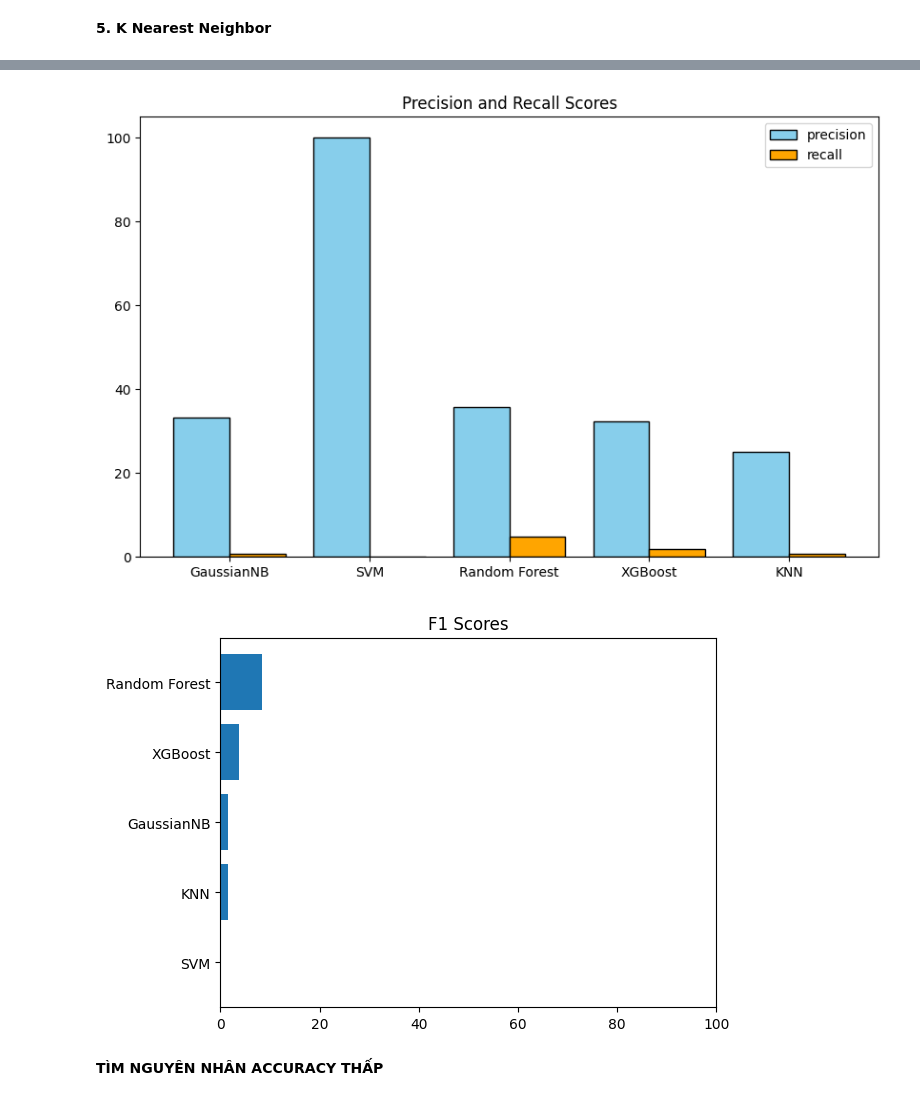
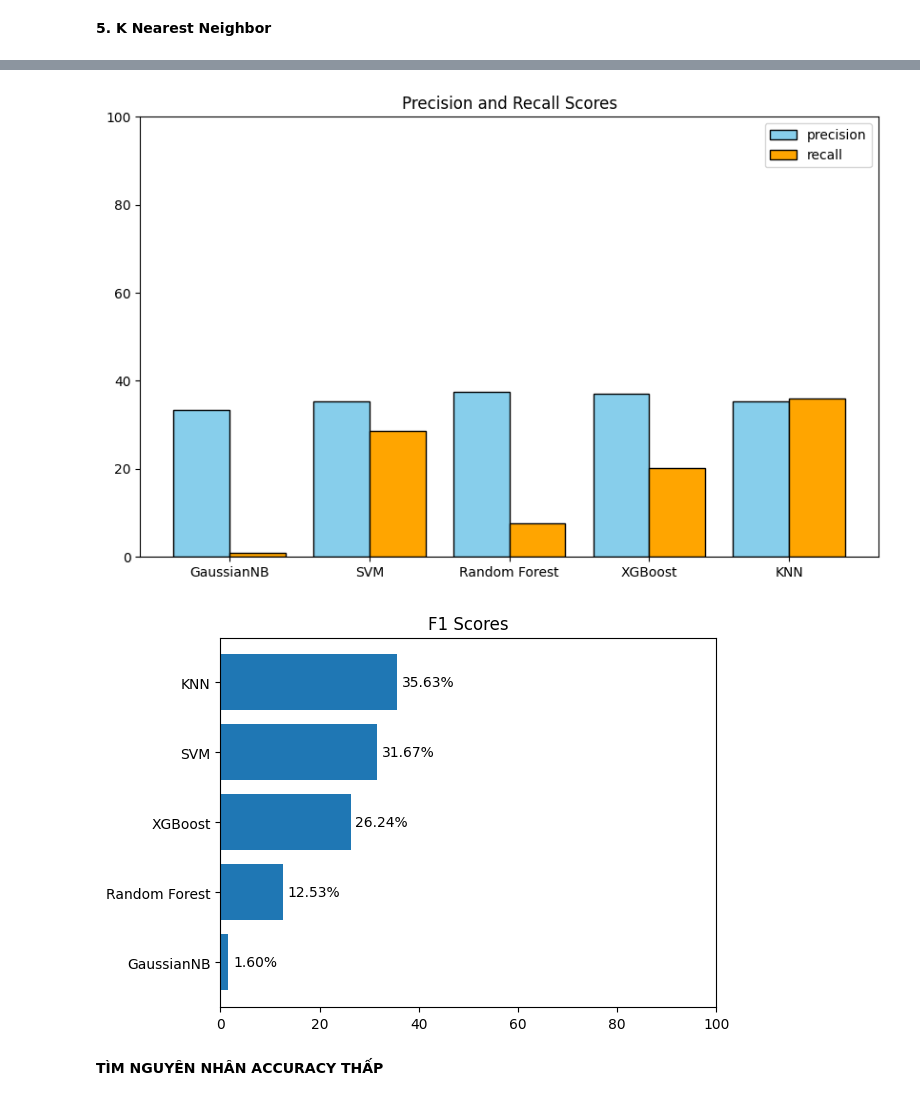
Before and after one commit to thangtrandoan/DataProcessing-Project, a Jupyter notebook: test.ipynb, the cells around one changed output, grey strips where cells are left out. Cells and saved outputs as stored; diff of their text form; code cells hidden in the pictures.

```diff
--- a/test.ipynb
+++ b/test.ipynb
@@ -1214,7 +1228,7 @@ The f1 score of Support Vector Machine model is :  0.0 %
 # %% [markdown]
 **3. Random Forest**
 # %%
-rf = RandomForestClassifier(n_estimators=100,
+rf = RandomForestClassifier(n_estimators=50,
                             random_state=43,
                             max_features=0.5)
 rf.fit(x_train, y_train)
@@ -1240,12 +1267,12 @@ The f1 score of Random Forest model is :  8.38150289017341 %
 # %% [markdown]
 **4. XGBoost**
 # %%
-xgb_model = xgb.XGBClassifier(n_estimators=100,
-    learning_rate=0.1,
-    max_depth=3,
-    subsample=0.8,
-    colsample_bytree=0.8,
-    objective='binary:logistic')
+xgb_model = xgb.XGBClassifier(learning_rate= 0.1,
+                            n_estimators= 500,
+                            max_depth= 5,
+                            subsample= 0.8,
+                            colsample_bytree= 1,
+                            objective='binary:logistic')
 xgb_model.fit(x_train, y_train)
 xgb_predicted = xgb_model.predict(x_test)
 xgb_conf = confusion_matrix(y_test, xgb_predicted)
@@ -1269,7 +1312,7 @@ The f1 score of XGBoost model is :  3.7037037037037033 %
 # %% [markdown]
 **5. K Nearest Neighbor**
 # %%
-knn = KNeighborsClassifier(n_neighbors=50, weights='uniform',p=2)
+knn = KNeighborsClassifier(n_neighbors=1,p=1,weights='uniform')
 knn.fit(x_train, y_train)
 knn_predicted = knn.predict(x_test)
 knn_conf = confusion_matrix(y_test, knn_predicted)
@@ -1304,7 +1348,14 @@ The f1 score of K Nearest Neighbor model is :  1.5847860538827259 %
 plt.figure(figsize=(10,6))
 acc_dict = {'GaussianNB': nb_accuracy, 'SVM': svm_accuracy, 'Random Forest': rf_accuracy, 'XGBoost':xgb_accuracy, 'KNN':knn_accuracy}
 sorted_acc_dict = dict(sorted(acc_dict.items(), key=lambda x: x[1]))
-plt.barh(y=sorted_acc_dict.keys(), width=sorted_acc_dict.values())
+accuracy_chart = plt.barh(y=sorted_acc_dict.keys(), width=sorted_acc_dict.values())
+for bar in accuracy_chart:
+    plt.text(
+    bar.get_width() + 1,
+    bar.get_y() + bar.get_height() / 2,
+    f'{bar.get_width():.2f}%',
+    va='center', ha='left', color='black', fontsize=10
+    )
 plt.xlim(0, 100)
 plt.title("Accuracy Scores")
 plt.show()
@@ -1321,19 +1372,27 @@ plt.bar(x - bar_width/2, precision_values, width=bar_width, color='skyblue', lab
 plt.bar(x + bar_width/2, recall_values, width=bar_width, color='orange', label='recall', edgecolor='black')
 plt.xticks(x, labels)
 plt.legend()
+plt.ylim(0,100)
 plt.title('Precision and Recall Scores')
 plt.show()
 # %% [output]
-[figure, old version]
+[figure, new version]
 # %%
 f1_dict = {'GaussianNB': nb_f1, 'SVM': svm_f1, 'Random Forest': rf_f1, 'XGBoost':xgb_f1, 'KNN':knn_f1}
 sorted_f1_dict = dict(sorted(f1_dict.items(), key=lambda x: x[1]))
-plt.barh(y=sorted_f1_dict.keys(), width=sorted_f1_dict.values())
+f1_chart = plt.barh(y=sorted_f1_dict.keys(), width=sorted_f1_dict.values())
 plt.xlim(0, 100)
+for bar in f1_chart:
+    plt.text(
+    bar.get_width() + 1,
+    bar.get_y() + bar.get_height() / 2,
+    f'{bar.get_width():.2f}%',
+    va='center', ha='left', color='black', fontsize=10
+    )
 plt.title("F1 Scores")
 plt.show()
 # %% [output]
-[figure, old version]
+[figure, new version]
 # %% [markdown]
 **TÌM NGUYÊN NHÂN ACCURACY THẤP**
 # %%
```
Also changed, not shown: parts of 13 cells of this notebook.
